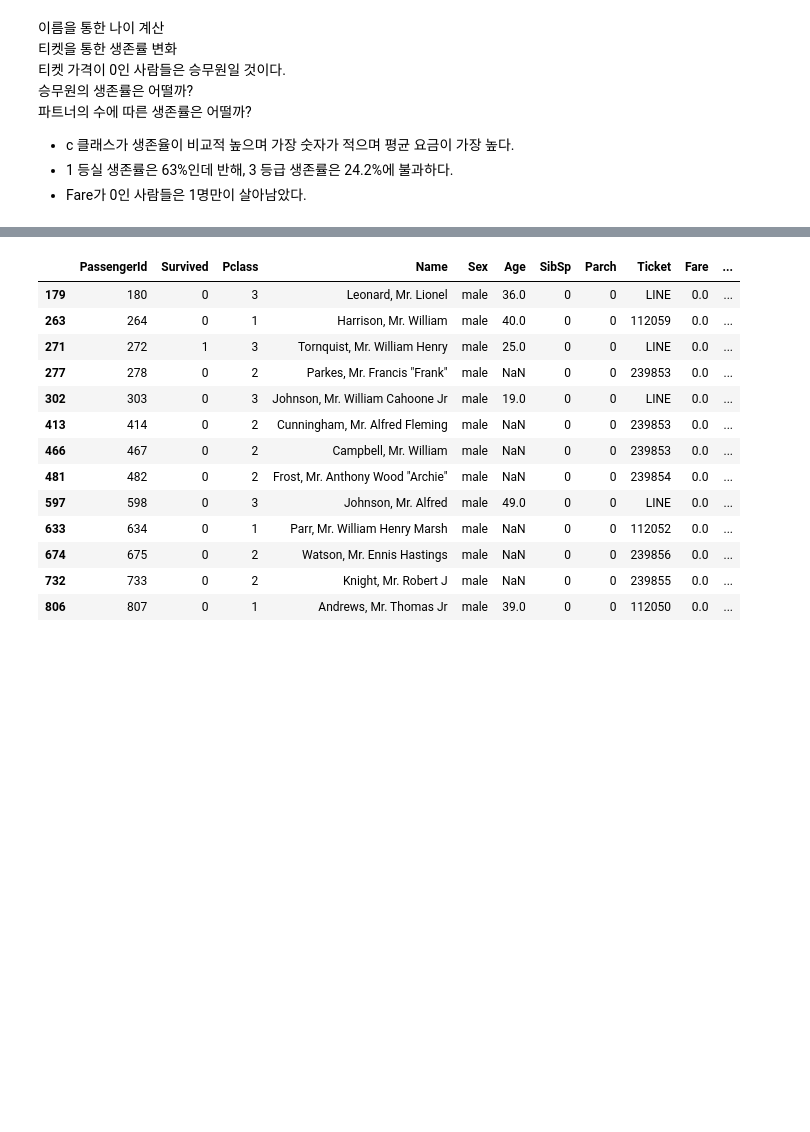
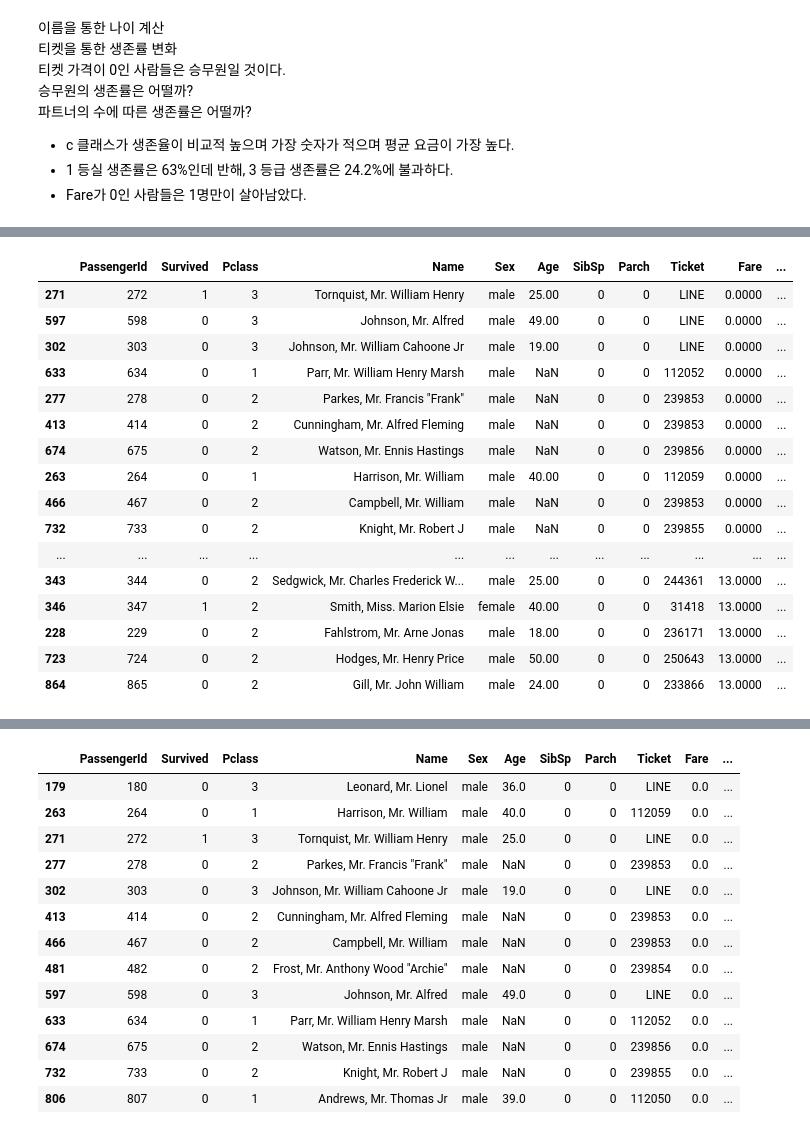
Before and after one commit to unknown-jun/First_step_of_data_analist, a Jupyter notebook: titanic.ipynb, the cells around one changed output, grey strips where cells are left out. Cells and saved outputs as stored; diff of their text form; code cells hidden in the pictures; blank space fills up the shorter version.

```diff
--- a/titanic.ipynb
+++ b/titanic.ipynb
@@ -147,0 +266,20 @@ pie_chart('Embarked')
+# %%
+train.sort_values(by=['Fare'])
+# %% [output]
+|  | PassengerId | Survived | Pclass | Name | Sex | Age | SibSp | Parch | Ticket | Fare | ... |
+| 271 | 272 | 1 | 3 | Tornquist, Mr. William Henry | male | 25.00 | 0 | 0 | LINE | 0.0000 | ... |
+| 597 | 598 | 0 | 3 | Johnson, Mr. Alfred | male | 49.00 | 0 | 0 | LINE | 0.0000 | ... |
+| 302 | 303 | 0 | 3 | Johnson, Mr. William Cahoone Jr | male | 19.00 | 0 | 0 | LINE | 0.0000 | ... |
+| 633 | 634 | 0 | 1 | Parr, Mr. William Henry Marsh | male | NaN | 0 | 0 | 112052 | 0.0000 | ... |
+| 277 | 278 | 0 | 2 | Parkes, Mr. Francis "Frank" | male | NaN | 0 | 0 | 239853 | 0.0000 | ... |
+| 413 | 414 | 0 | 2 | Cunningham, Mr. Alfred Fleming | male | NaN | 0 | 0 | 239853 | 0.0000 | ... |
+| 674 | 675 | 0 | 2 | Watson, Mr. Ennis Hastings | male | NaN | 0 | 0 | 239856 | 0.0000 | ... |
+| 263 | 264 | 0 | 1 | Harrison, Mr. William | male | 40.00 | 0 | 0 | 112059 | 0.0000 | ... |
+| 466 | 467 | 0 | 2 | Campbell, Mr. William | male | NaN | 0 | 0 | 239853 | 0.0000 | ... |
+| 732 | 733 | 0 | 2 | Knight, Mr. Robert J | male | NaN | 0 | 0 | 239855 | 0.0000 | ... |
+| ... | ... | ... | ... | ... | ... | ... | ... | ... | ... | ... | ... |
+| 343 | 344 | 0 | 2 | Sedgwick, Mr. Charles Frederick W... | male | 25.00 | 0 | 0 | 244361 | 13.0000 | ... |
+| 346 | 347 | 1 | 2 | Smith, Miss. Marion Elsie | female | 40.00 | 0 | 0 | 31418 | 13.0000 | ... |
+| 228 | 229 | 0 | 2 | Fahlstrom, Mr. Arne Jonas | male | 18.00 | 0 | 0 | 236171 | 13.0000 | ... |
+| 723 | 724 | 0 | 2 | Hodges, Mr. Henry Price | male | 50.00 | 0 | 0 | 250643 | 13.0000 | ... |
+| 864 | 865 | 0 | 2 | Gill, Mr. John William | male | 24.00 | 0 | 0 | 233866 | 13.0000 | ... |
```
Also changed, not shown: parts of 20 cells of this notebook.
